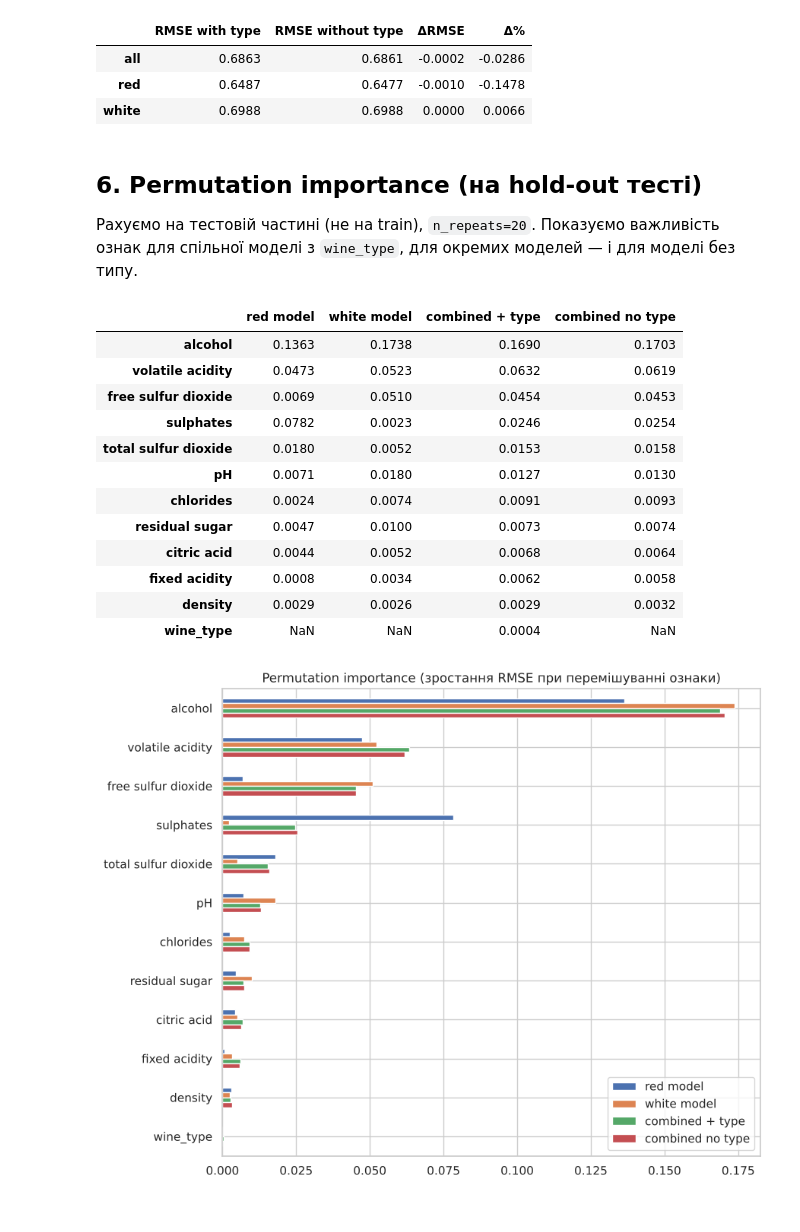
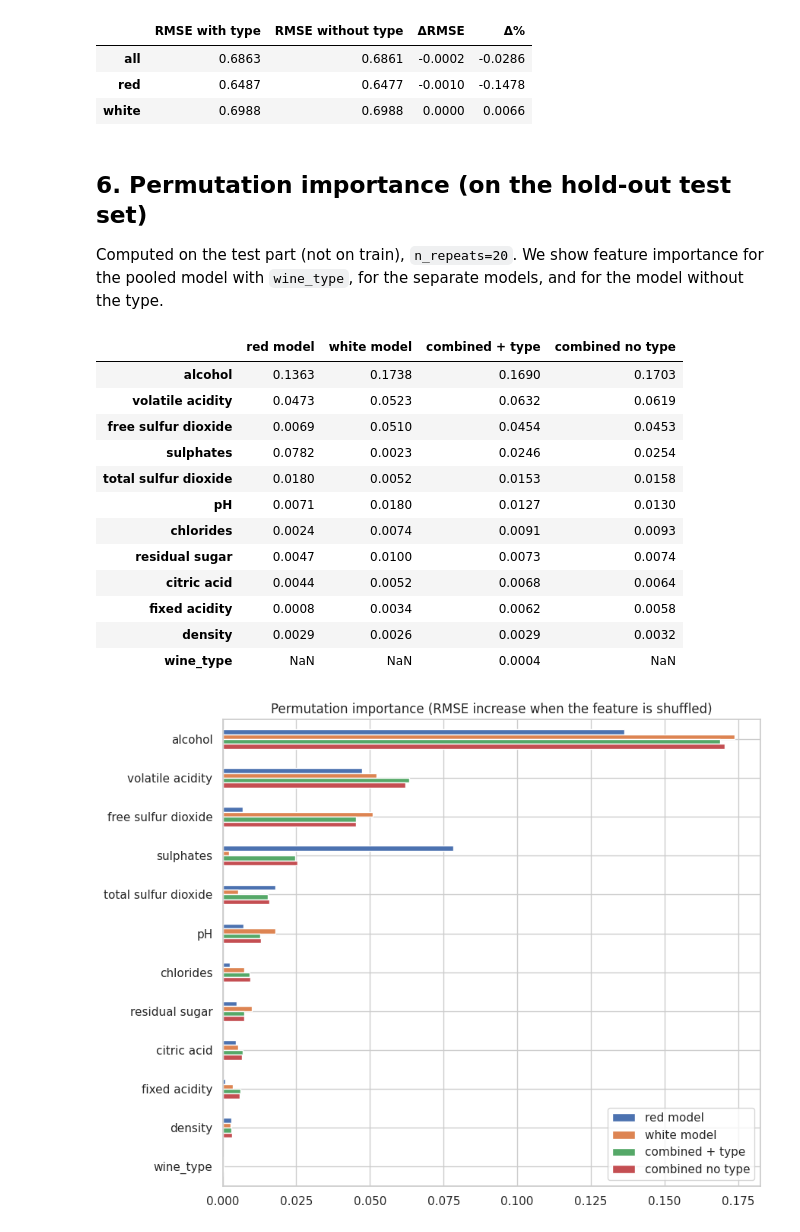
Before and after one commit to timon969/ML_mini-project, a Jupyter notebook: wine_rf_comparison.ipynb, the cells around one changed output. Cells and saved outputs as stored; diff of their text form; code cells hidden in the pictures.

```diff
--- a/wine_rf_comparison.ipynb
+++ b/wine_rf_comparison.ipynb
@@ -388,38 +388,38 @@ display(d.round(4))
 | red | 0.6487 | 0.6477 | -0.0010 | -0.1478 |
 | white | 0.6988 | 0.6988 | 0.0000 | 0.0066 |
 # %% [markdown]
-## 6. Permutation importance (на hold-out тесті)
-Рахуємо на тестовій частині (не на train), `n_repeats=20`. Показуємо важливість ознак для спільної моделі з `wine_type`, для окремих моделей — і для моделі без типу.
+## 6. Permutation importance (on the hold-out test set)
+Computed on the test part (not on train), `n_repeats=20`. We show feature importance for the pooled model with `wine_type`, for the separate models, and for the model without the type.
 # %%
 def perm_imp(model, X, y_):
     r = permutation_importance(model, X, y_, n_repeats=20, random_state=SEED,
                                scoring="neg_root_mean_squared_error", n_jobs=-1)
     return pd.Series(r.importances_mean, index=X.columns)
 
 pi = pd.DataFrame({
     "red model":        perm_imp(rf_red,   te_red[FEATURES],   te_red["quality"]),
     "white model":      perm_imp(rf_white, te_white[FEATURES], te_white["quality"]),
     "combined + type":  perm_imp(rf_comb,  test_df[FEATURES_WITH_TYPE], test_df["quality"]),
     "combined no type": perm_imp(rf_nowt,  test_df[FEATURES],           test_df["quality"]),
 })
 pi = pi.sort_values("combined + type", ascending=False)
 display(pi.round(4))
 
-ax = pi.plot(kind="barh", figsize=(9, 7), title="Permutation importance (зростання RMSE при перемішуванні ознаки)")
+ax = pi.plot(kind="barh", figsize=(9, 7), title="Permutation importance (RMSE increase when the feature is shuffled)")
 ax.invert_yaxis(); plt.tight_layout(); plt.show()
 # %% [output]
 |  | red model | white model | combined + type | combined no type |
 | alcohol | 0.1363 | 0.1738 | 0.1690 | 0.1703 |
 | volatile acidity | 0.0473 | 0.0523 | 0.0632 | 0.0619 |
 | free sulfur dioxide | 0.0069 | 0.0510 | 0.0454 | 0.0453 |
 | sulphates | 0.0782 | 0.0023 | 0.0246 | 0.0254 |
 | total sulfur dioxide | 0.0180 | 0.0052 | 0.0153 | 0.0158 |
 | pH | 0.0071 | 0.0180 | 0.0127 | 0.0130 |
 | chlorides | 0.0024 | 0.0074 | 0.0091 | 0.0093 |
 | residual sugar | 0.0047 | 0.0100 | 0.0073 | 0.0074 |
 | citric acid | 0.0044 | 0.0052 | 0.0068 | 0.0064 |
 | fixed acidity | 0.0008 | 0.0034 | 0.0062 | 0.0058 |
 | density | 0.0029 | 0.0026 | 0.0029 | 0.0032 |
 | wine_type | NaN | NaN | 0.0004 | NaN |
-[figure, old version]
+[figure, new version]
 # %% [markdown]
```
Also changed, not shown: parts of 23 cells of this notebook, 4 other files.
